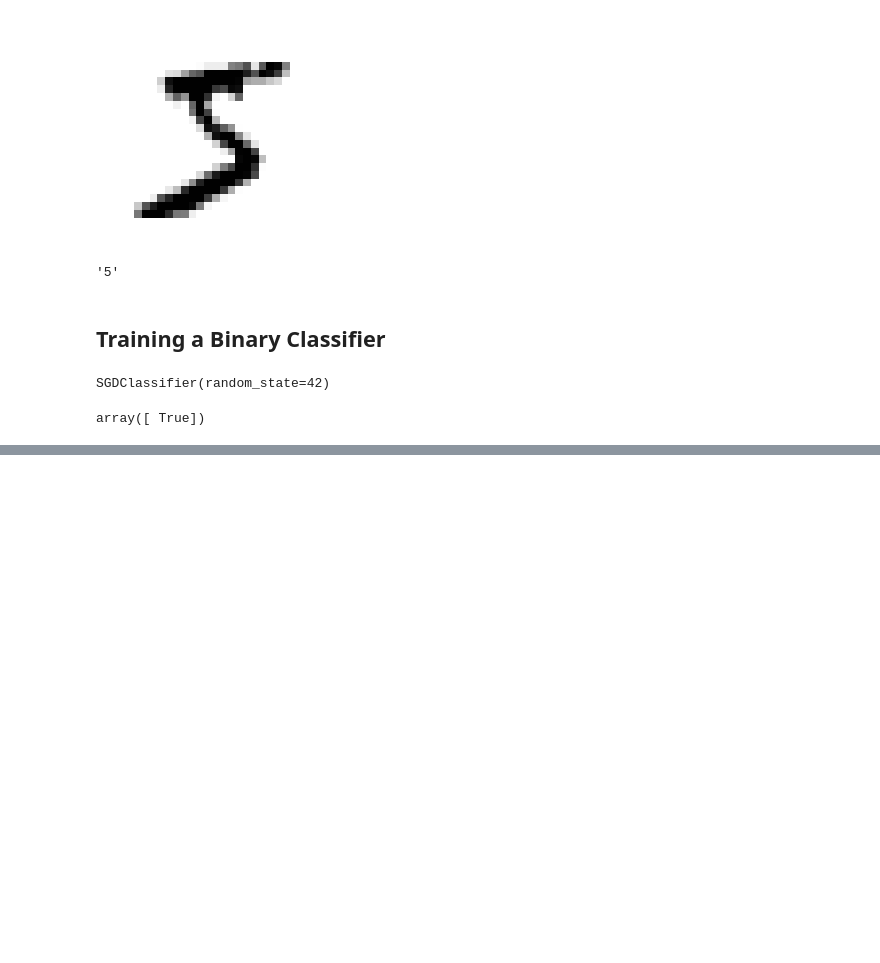
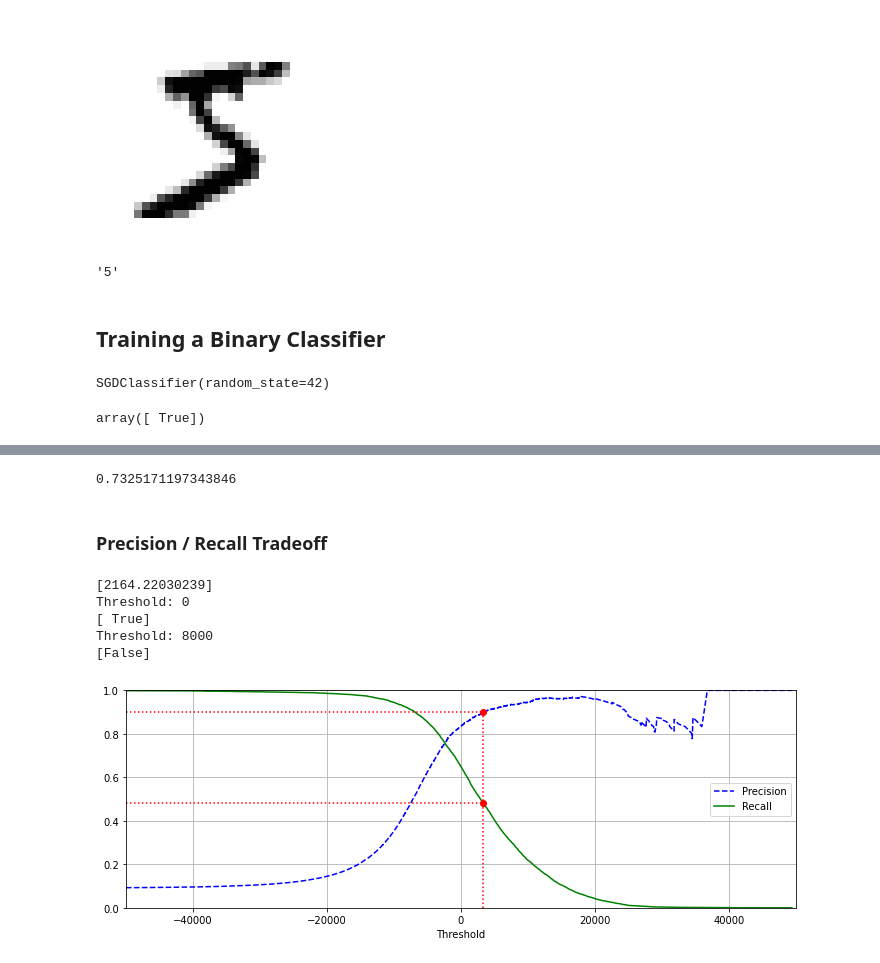
Before and after one commit to antounes/ml, a Jupyter notebook: ch03/classification.ipynb, the cells around one changed output, grey strips where cells are left out. Drawn from its saved outputs; the diff is of its cells as text; code cells hidden in the pictures; blank space fills up the shorter version.

```diff
--- a/ch03/classification.ipynb
+++ b/ch03/classification.ipynb
@@ -60,0 +142,67 @@ array([ True])
+# %%
+# Combine precision and recall and get F1-score
+
+from sklearn.metrics import f1_score
+f1_score(y_train_5, y_train_pred)
+# %% [output]
+0.7325171197343846
+# %% [markdown]
+### Precision / Recall Tradeoff
+# %%
+# Let's return a score for each instance instead of a prediction
+y_scores = sgd_clf.decision_function([some_digit])
+print(y_scores)
+
+# Let's set an artificial classification threshold to 0
+threshold = 0
+print("Threshold:", threshold)
+y_some_digit_pred = (y_scores > threshold)
+print(y_some_digit_pred)
+
+# Let's now raise the threshold to 8000
+threshold = 8000
+print("Threshold:", threshold)
+y_some_digit_pred = (y_scores > threshold)
+print(y_some_digit_pred)
+# %% [output]
+[2164.22030239]
+Threshold: 0
+[ True]
+Threshold: 8000
+[False]
+# %%
+# Deciding which threshold to use
+# Get scores of all instances in the training set
+
+y_scores = cross_val_predict(sgd_clf, X_train, y_train_5, cv=3, method="decision_function")
+# %%
+# Compute precision and recall for all possible thresholds
+
+from sklearn.metrics import precision_recall_curve
+precisions, recalls, thresholds = precision_recall_curve(y_train_5, y_scores)
+# %%
+# Plot precision and recall as functions of the threshold
+
+import matplotlib.pyplot as plt
+
+def plot_precision_recall_vs_threshold(precisions, recalls, thresholds):
+    plt.plot(thresholds, precisions[:-1], "b--", label="Precision")
+    plt.plot(thresholds, recalls[:-1], "g-", label="Recall")
+    plt.legend(loc="center right")
+    plt.xlabel("Threshold")
+    plt.grid(True)
+    plt.axis([-50000, 50000, 0, 1])
+
+recall_90_precision = recalls[np.argmax(precisions>=0.9)]
+threshold_90_precision = thresholds[np.argmax(precisions>=0.9)]
+
+plt.figure(figsize=(12,4))
+plot_precision_recall_vs_threshold(precisions, recalls, thresholds)
+plt.plot([threshold_90_precision, threshold_90_precision], [0., 0.9], "r:")
+plt.plot([-50000, threshold_90_precision], [.9, .9], "r:")
+plt.plot([-50000, threshold_90_precision], [recall_90_precision, recall_90_precision], "r:")
+plt.plot([threshold_90_precision], [.9], "ro")
+plt.plot([threshold_90_precision], [recall_90_precision], "ro")
+plt.show()
+# %% [output]
+[figure, added]
```
Also changed, not shown: parts of 20 cells of this notebook.
